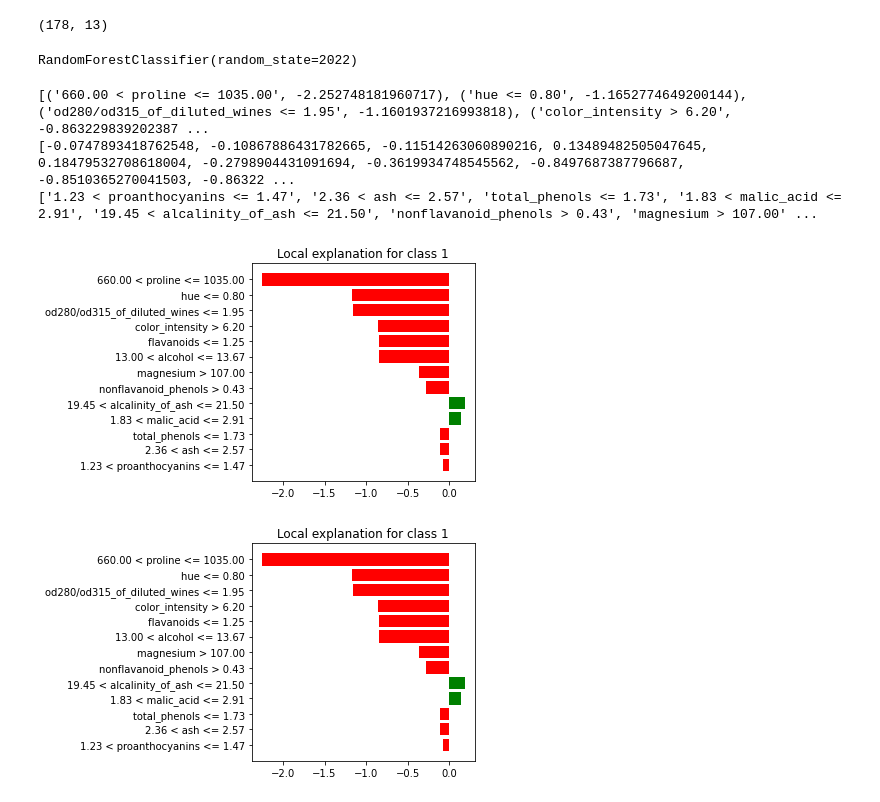
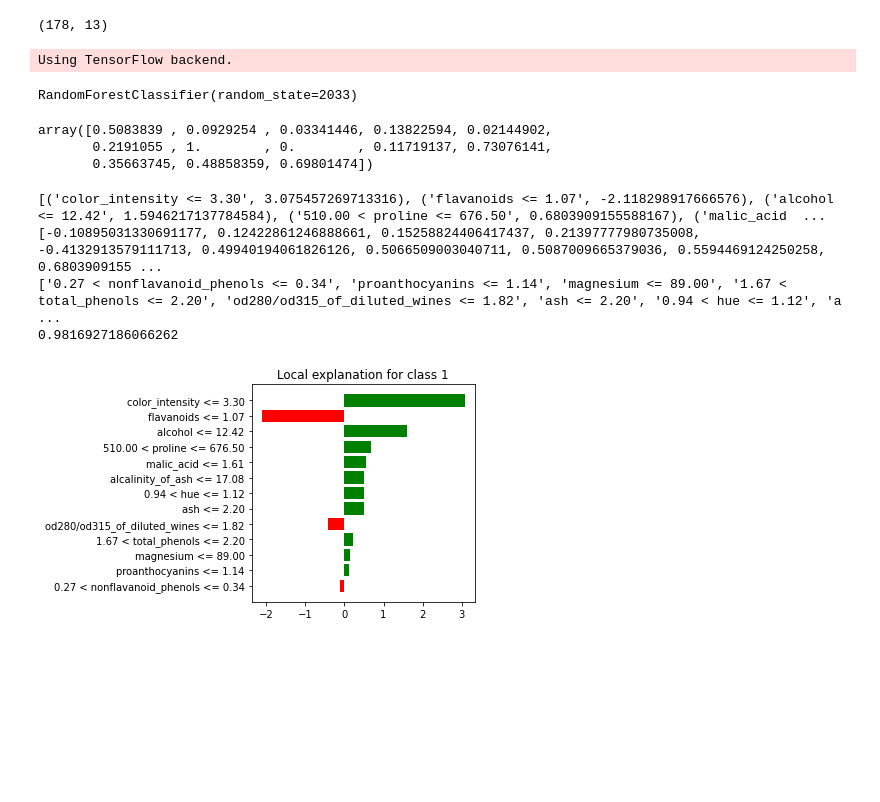
Before and after one commit to Adam-hohai/lime-modify, a Jupyter notebook: modify_test/wine_AL.ipynb, the cells around one changed output. Saved outputs shown, nothing was run; the diff lists cells and outputs as text; code cells hidden in the pictures; blank space fills up the shorter version.

```diff
--- a/modify_test/wine_AL.ipynb
+++ b/modify_test/wine_AL.ipynb
@@ -16,11 +20,29 @@ train, test, labels_train, labels_test = train_test_split(wine.data, wine.target
 categorical_features = np.argwhere(
     np.array([len(set(wine.data[:, x])) for x in range(wine.data.shape[1])]) <= 10).flatten()
-# %%
-from sklearn.linear_model import LogisticRegression
-from sklearn.ensemble import RandomForestClassifier
-
-lr = RandomForestClassifier(random_state=2022)
-lr.fit(train, labels_train)
-# %% [output]
-RandomForestClassifier(random_state=2022)
+# %%
+from sklearn.linear_model import LogisticRegression
+from sklearn.ensemble import RandomForestClassifier
+from sklearn.ensemble import AdaBoostClassifier
+from sklearn.ensemble import GradientBoostingClassifier
+import keras
+from keras.models import Sequential
+from keras.optimizers import SGD
+from keras.layers import Activation, Dense, Dropout
+from keras.utils import to_categorical
+
+model = RandomForestClassifier(random_state=seed)
+# model = AdaBoostClassifier(random_state=2022)
+# model = GradientBoostingClassifier(random_state=2022)
+# labels_train2 = to_categorical(labels_train, 2)
+# labels_test2 = to_categorical(labels_test, 2)
+# model = Sequential()
+# model.add(Dense(32, activation='relu', input_dim=30))
+# model.add(Dropout(0.2))
+# model.add(Dense(2, activation='softmax'))
+# model.compile(loss='binary_crossentropy', optimizer='Adam', metrics=['accuracy'])
+# model.fit(train, labels_train2, batch_size=32, epochs=50, validation_data=(test, labels_test2))
+model.fit(train, labels_train)
+# %% [output]
+Using TensorFlow backend.
+RandomForestClassifier(random_state=2033)
 # %%
@@ -28,19 +50,36 @@ pred_origin = lr.predict_proba(test)
 pred_origin = np.argmax(pred_origin, axis=1)
+# %%
+from sklearn.preprocessing import MinMaxScaler
+
+feature_importances = MinMaxScaler().fit_transform(model.feature_importances_.reshape(-1, 1))
+feature_importances = feature_importances.flatten()
+feature_importances
+# %% [output]
+array([0.5083839 , 0.0929254 , 0.03341446, 0.13822594, 0.02144902,
+       0.2191055 , 1.        , 0.        , 0.11719137, 0.73076141,
+       0.35663745, 0.48858359, 0.69801474])
 # %%
 import sys
+
 sys.path.append('..')
 import lime
 import lime.lime_tabular
 
 explainer = lime.lime_tabular.LimeTabularExplainer(train, feature_names=wine.feature_names,
                                                    categorical_features=categorical_features, verbose=False,
-                                                   mode='classification', random_state=2022)
+                                                   mode='classification', random_state=seed
+                                                   # , discretize_continuous=False
+                                                   )
 # %%
-exp = explainer.explain_instance(test[25], lr.predict_proba, num_features=13, labels=(0, 1, 2))
+exp = explainer.explain_instance(test[25], model.predict_proba, num_features=13
+                                 , labels=(0, 1, 2)
+                                 # , model_regressor='DecisionTreeClassifier'
+                                 )
 exp.as_pyplot_figure(label=1)
+print(exp.local_pred[1])
 # %% [output]
-[('660.00 < proline <= 1035.00', -2.252748181960717), ('hue <= 0.80', -1.1652774649200144), ('od280/od315_of_diluted_wines <= 1.95', -1.1601937216993818), ('color_intensity > 6.20', -0.863229839202387 ...
-[-0.0747893418762548, -0.10867886431782665, -0.11514263060890216, 0.13489482505047645, 0.18479532708618004, -0.2798904431091694, -0.3619934748545562, -0.8497687387796687, -0.8510365270041503, -0.86322 ...
-['1.23 < proanthocyanins <= 1.47', '2.36 < ash <= 2.57', 'total_phenols <= 1.73', '1.83 < malic_acid <= 2.91', '19.45 < alcalinity_of_ash <= 21.50', 'nonflavanoid_phenols > 0.43', 'magnesium > 107.00' ...
+[('color_intensity <= 3.30', 3.075457269713316), ('flavanoids <= 1.07', -2.118298917666576), ('alcohol <= 12.42', 1.5946217137784584), ('510.00 < proline <= 676.50', 0.6803909155588167), ('malic_acid  ...
+[-0.10895031330691177, 0.12422861246888661, 0.15258824406417437, 0.21397777980735008, -0.4132913579111713, 0.49940194061826126, 0.5066509003040711, 0.5087009665379036, 0.5594469124250258, 0.6803909155 ...
+['0.27 < nonflavanoid_phenols <= 0.34', 'proanthocyanins <= 1.14', 'magnesium <= 89.00', '1.67 < total_phenols <= 2.20', 'od280/od315_of_diluted_wines <= 1.82', 'ash <= 2.20', '0.94 < hue <= 1.12', 'a ...
+0.9816927186066262
-[figure, old version]
+[figure, new version]
-[figure, removed]
```
Also changed, not shown: parts of 9 cells of this notebook, 6 other files.
